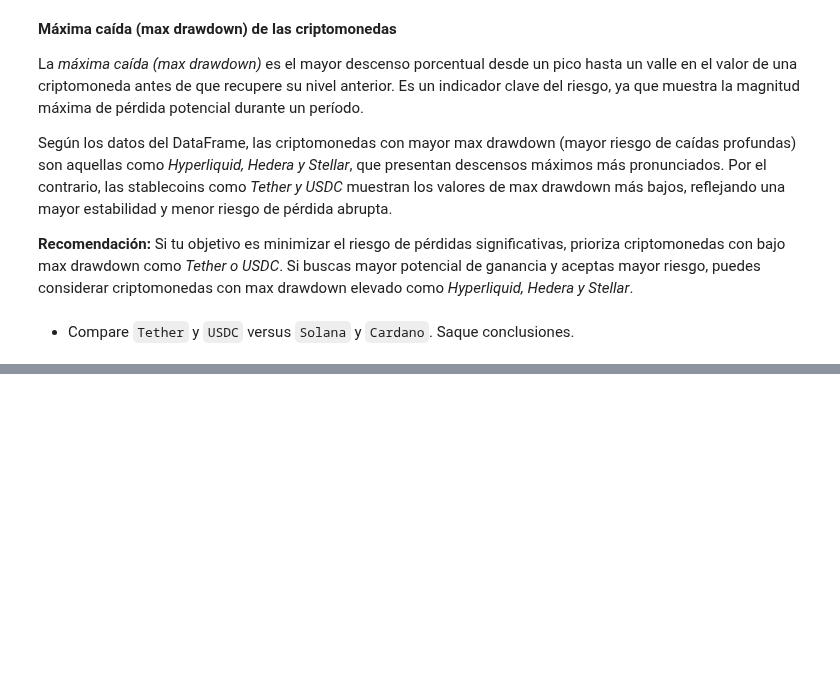
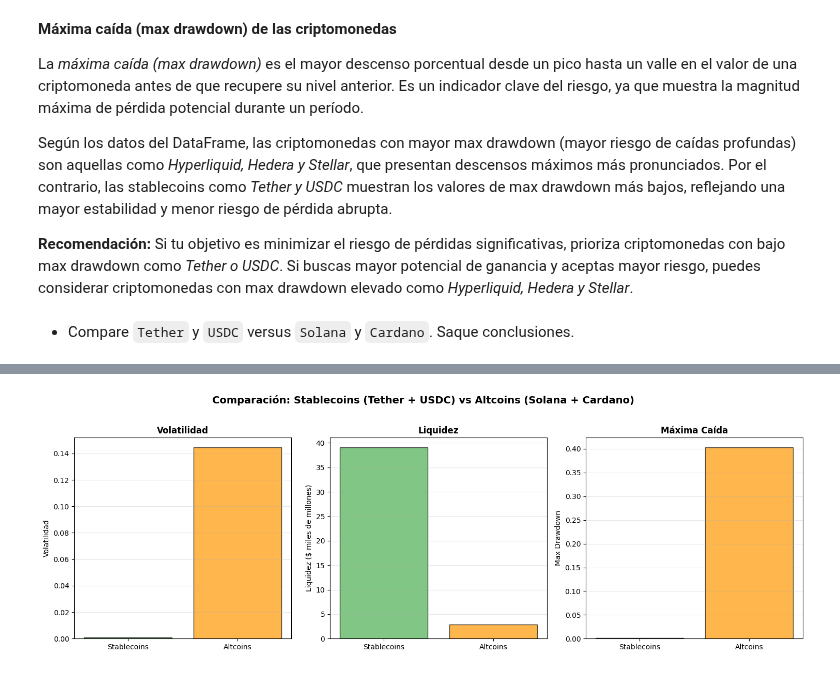
Before and after one commit to alexballera/laboratorio-datos-fce, a Jupyter notebook: 2do_parcial/parcial/[corregido]_Laboratorio_2P_Examen_ipynb.ipynb, the cells around one changed output, grey strips where cells are left out. Saved outputs shown, nothing was run; the diff lists cells and outputs as text; code cells hidden in the pictures; blank space fills up the shorter version.

```diff
--- a/2do_parcial/parcial/[corregido]_Laboratorio_2P_Examen_ipynb.ipynb
+++ b/2do_parcial/parcial/[corregido]_Laboratorio_2P_Examen_ipynb.ipynb
@@ -1122,0 +1153,31 @@ altcoins = pd.DataFrame([altcoins], index=['altcoins'])
+# %%
+# Gráfico de barras comparativo
+fig, axs = plt.subplots(1, 3, figsize=(15, 5))
+
+categorias = ['Stablecoins', 'Altcoins']
+colores = ['#4CAF50', '#FF9800']  # Verde para stablecoins, naranja para altcoins
+
+# Gráfico 1: Volatilidad
+axs[0].bar(categorias, [stable_vol_avg, alt_vol_avg], color=colores, alpha=0.7, edgecolor='black')
+axs[0].set_title('Volatilidad', fontweight='bold')
+axs[0].set_ylabel('Volatilidad')
+axs[0].grid(axis='y', alpha=0.3)
+
+# Gráfico 2: Liquidez (en miles de millones)
+axs[1].bar(categorias, [stable_liq_avg/1e9, alt_liq_avg/1e9], color=colores, alpha=0.7, edgecolor='black')
+axs[1].set_title('Liquidez', fontweight='bold')
+axs[1].set_ylabel('Liquidez ($ miles de millones)')
+axs[1].grid(axis='y', alpha=0.3)
+
+# Gráfico 3: Max Drawdown
+axs[2].bar(categorias, [stable_dd_avg, alt_dd_avg], color=colores, alpha=0.7, edgecolor='black')
+axs[2].set_title('Máxima Caída', fontweight='bold')
+axs[2].set_ylabel('Max Drawdown')
+axs[2].grid(axis='y', alpha=0.3)
+
+plt.suptitle('Comparación: Stablecoins (Tether + USDC) vs Altcoins (Solana + Cardano)',
+             fontsize=14, fontweight='bold', y=1.02)
+plt.tight_layout()
+plt.show()
+# %% [output]
+[figure, added]
```
Also changed, not shown: parts of 3 cells of this notebook.
